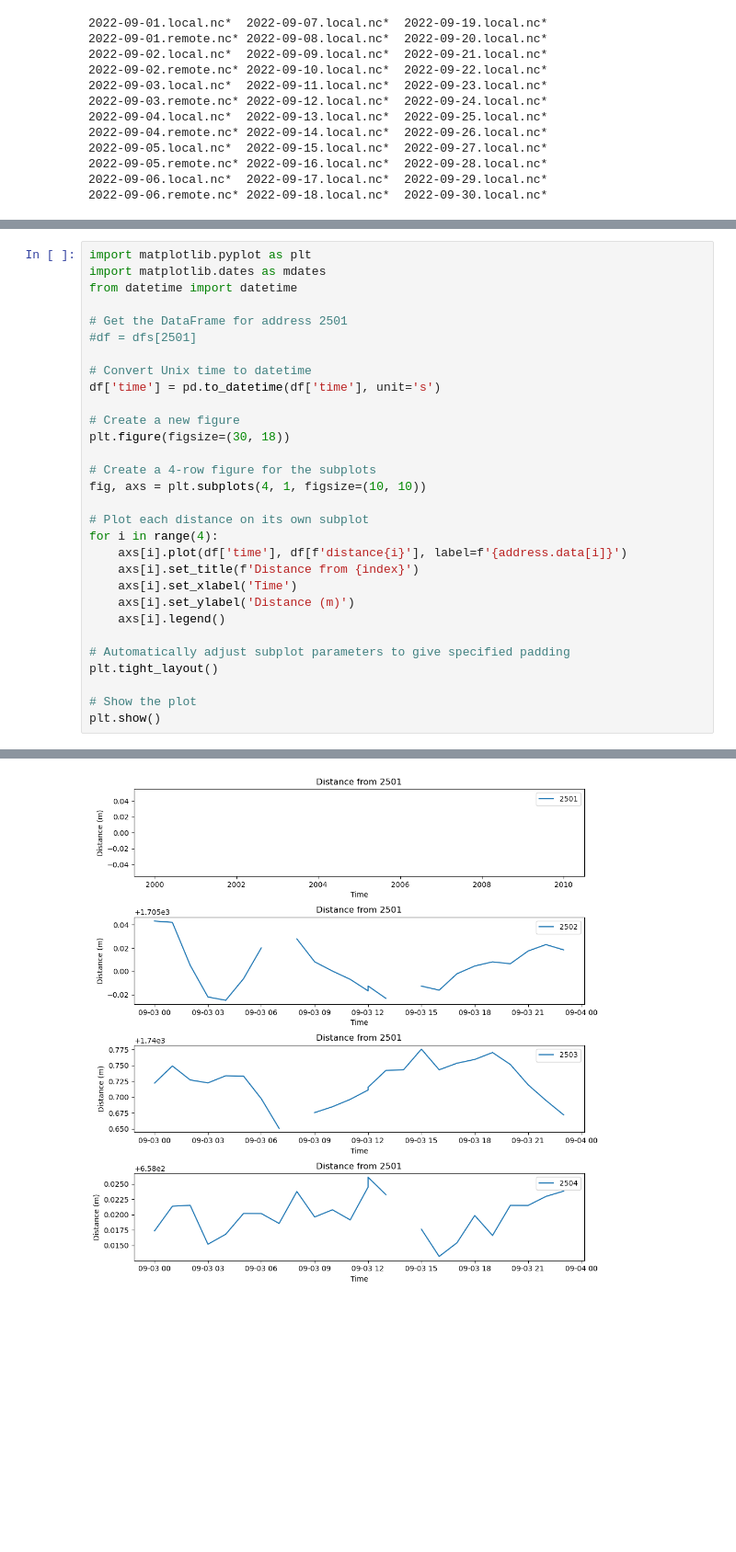
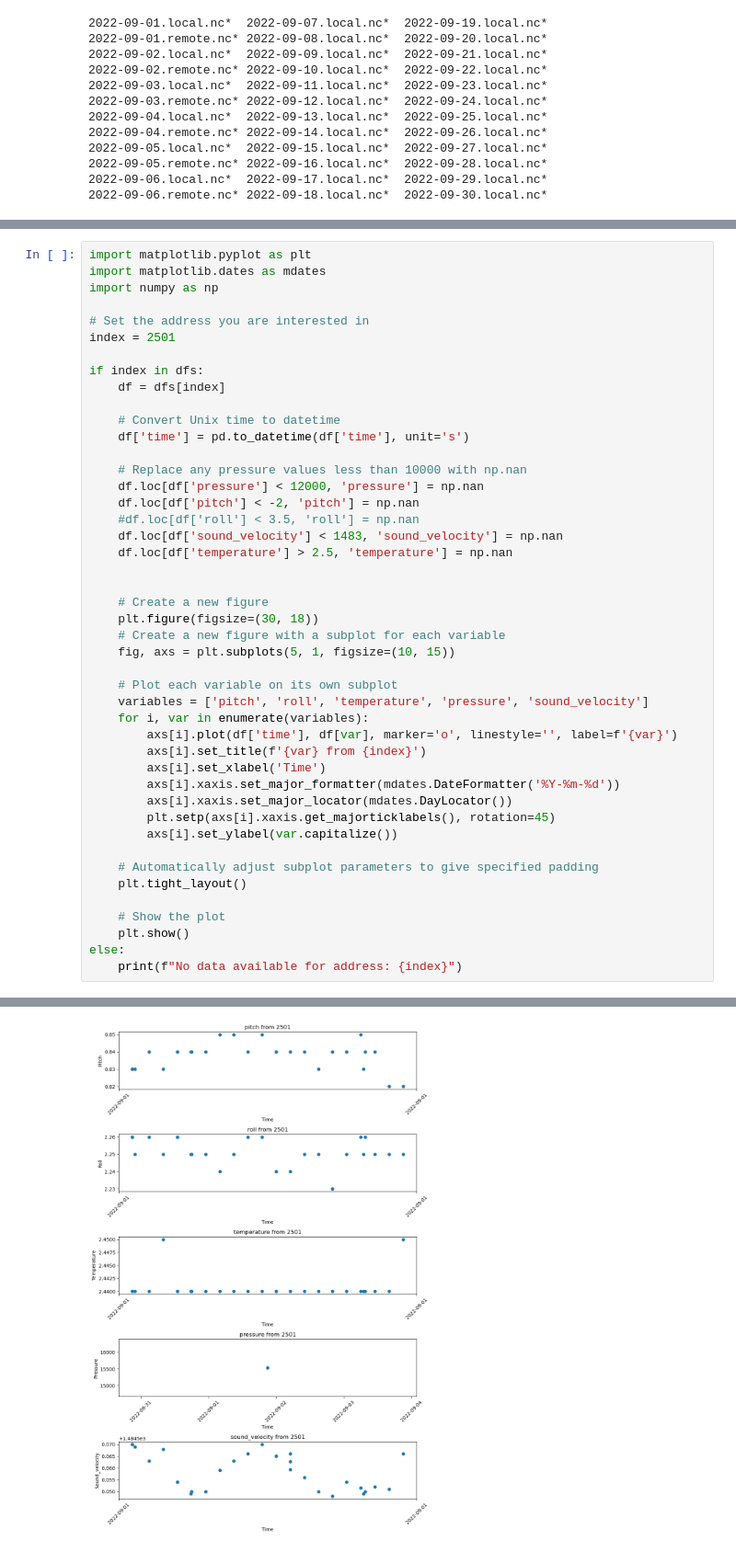
Before and after one commit to MaleenKidiwela/AxialFetch, a Jupyter notebook: Axial Fetch.ipynb, the cells around one changed output, grey strips where cells are left out. Shown: that part at 92% size. Drawn from its saved outputs; the diff is of its cells as text; blank space fills up the shorter version.

Commit message:
plotting all the full length data

```diff
--- a/Axial Fetch.ipynb
+++ b/Axial Fetch.ipynb
@@ -204,33 +201,48 @@ See the caveats in the documentation: https://pandas.pydata.org/pandas-docs/stab
 # %%
 import matplotlib.pyplot as plt
 import matplotlib.dates as mdates
-from datetime import datetime
+import numpy as np
 
-# Get the DataFrame for address 2501
-#df = dfs[2501]
+# Set the address you are interested in
+index = 2501
 
-# Convert Unix time to datetime
-df['time'] = pd.to_datetime(df['time'], unit='s')
+if index in dfs:
+    df = dfs[index]
 
-# Create a new figure
-plt.figure(figsize=(30, 18))
+    # Convert Unix time to datetime
+    df['time'] = pd.to_datetime(df['time'], unit='s')
 
-# Create a 4-row figure for the subplots
-fig, axs = plt.subplots(4, 1, figsize=(10, 10))
+    # Replace any pressure values less than 10000 with np.nan
+    df.loc[df['pressure'] < 12000, 'pressure'] = np.nan
+    df.loc[df['pitch'] < -2, 'pitch'] = np.nan
+    #df.loc[df['roll'] < 3.5, 'roll'] = np.nan
+    df.loc[df['sound_velocity'] < 1483, 'sound_velocity'] = np.nan
+    df.loc[df['temperature'] > 2.5, 'temperature'] = np.nan
 
-# Plot each distance on its own subplot
-for i in range(4):
-    axs[i].plot(df['time'], df[f'distance{i}'], label=f'{address.data[i]}')
-    axs[i].set_title(f'Distance from {index}')
-    axs[i].set_xlabel('Time')
-    axs[i].set_ylabel('Distance (m)')
-    axs[i].legend()
 
-# Automatically adjust subplot parameters to give specified padding
-plt.tight_layout()
+    # Create a new figure
+    plt.figure(figsize=(30, 18))
+    # Create a new figure with a subplot for each variable
+    fig, axs = plt.subplots(5, 1, figsize=(10, 15))
 
-# Show the plot
-plt.show()
+    # Plot each variable on its own subplot
+    variables = ['pitch', 'roll', 'temperature', 'pressure', 'sound_velocity']
+    for i, var in enumerate(variables):
+        axs[i].plot(df['time'], df[var], marker='o', linestyle='', label=f'{var}')
+        axs[i].set_title(f'{var} from {index}')
+        axs[i].set_xlabel('Time')
+        axs[i].xaxis.set_major_formatter(mdates.DateFormatter('%Y-%m-%d'))
+        axs[i].xaxis.set_major_locator(mdates.DayLocator())
+        plt.setp(axs[i].xaxis.get_majorticklabels(), rotation=45)
+        axs[i].set_ylabel(var.capitalize())
+
+    # Automatically adjust subplot parameters to give specified padding
+    plt.tight_layout()
+
+    # Show the plot
+    plt.show()
+else:
+    print(f"No data available for address: {index}")
 # %% [output]
 <Figure size 3000x1800 with 0 Axes>
-[figure, old version]
+[figure, new version]
```
Also changed, not shown: parts of 14 cells of this notebook.
